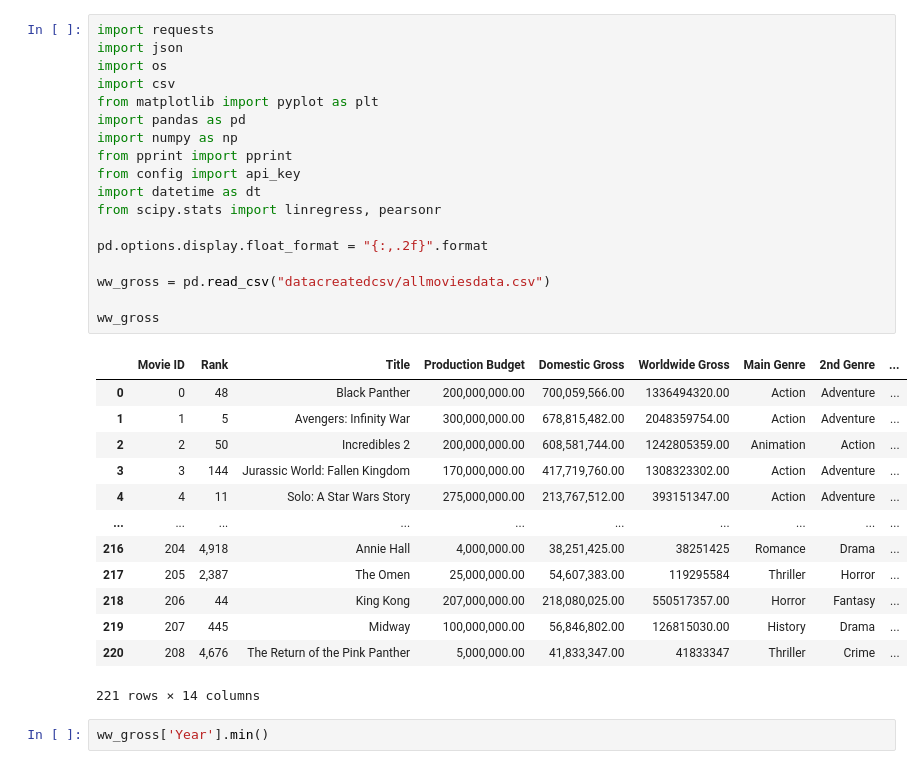
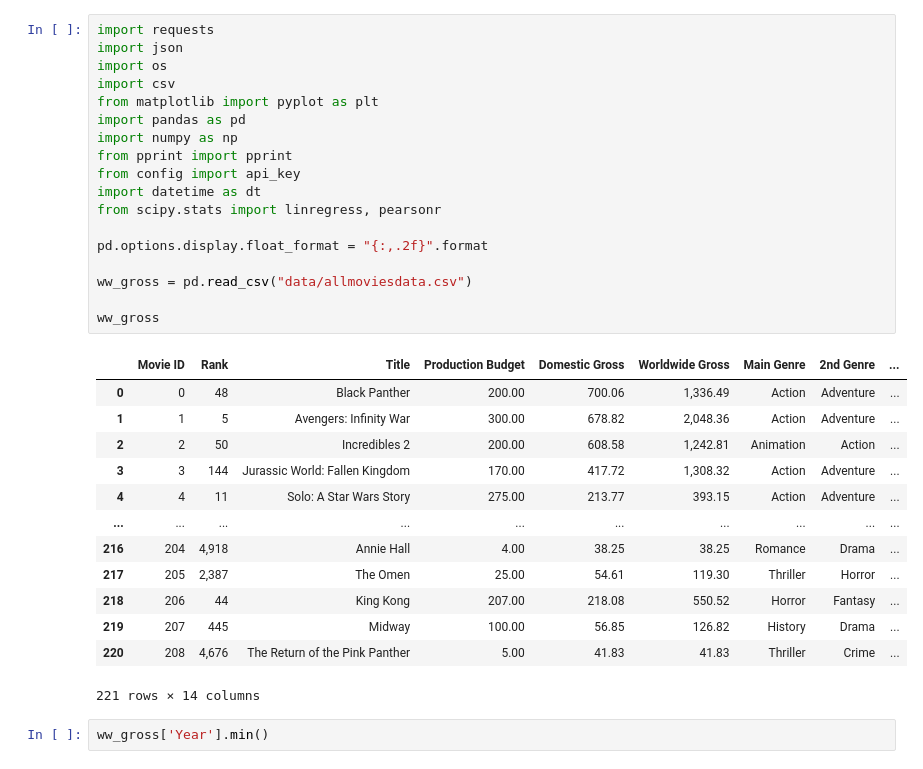
Before and after one commit to annied222/Project_1, a Jupyter notebook: updates.ipynb, the cells around one changed output. Drawn from its saved outputs; the diff is of its cells as text.

```diff
--- a/updates.ipynb
+++ b/updates.ipynb
@@ -1,34 +1,34 @@
 # %%
 import requests
 import json
 import os
 import csv
 from matplotlib import pyplot as plt
 import pandas as pd
 import numpy as np
 from pprint import pprint
 from config import api_key
 import datetime as dt
 from scipy.stats import linregress, pearsonr
 
 pd.options.display.float_format = "{:,.2f}".format
 
-ww_gross = pd.read_csv("datacreatedcsv/allmoviesdata.csv")
+ww_gross = pd.read_csv("data/allmoviesdata.csv")
 
 ww_gross
 # %% [output]
 |  | Movie ID | Rank | Title | Production Budget | Domestic Gross | Worldwide Gross | Main Genre | 2nd Genre | ... |
-| 0 | 0 | 48 | Black Panther | 200,000,000.00 | 700,059,566.00 | 1336494320.00 | Action | Adventure | ... |
-| 1 | 1 | 5 | Avengers: Infinity War | 300,000,000.00 | 678,815,482.00 | 2048359754.00 | Action | Adventure | ... |
-| 2 | 2 | 50 | Incredibles 2 | 200,000,000.00 | 608,581,744.00 | 1242805359.00 | Animation | Action | ... |
-| 3 | 3 | 144 | Jurassic World: Fallen Kingdom | 170,000,000.00 | 417,719,760.00 | 1308323302.00 | Action | Adventure | ... |
-| 4 | 4 | 11 | Solo: A Star Wars Story | 275,000,000.00 | 213,767,512.00 | 393151347.00 | Action | Adventure | ... |
+| 0 | 0 | 48 | Black Panther | 200.00 | 700.06 | 1,336.49 | Action | Adventure | ... |
+| 1 | 1 | 5 | Avengers: Infinity War | 300.00 | 678.82 | 2,048.36 | Action | Adventure | ... |
+| 2 | 2 | 50 | Incredibles 2 | 200.00 | 608.58 | 1,242.81 | Animation | Action | ... |
+| 3 | 3 | 144 | Jurassic World: Fallen Kingdom | 170.00 | 417.72 | 1,308.32 | Action | Adventure | ... |
+| 4 | 4 | 11 | Solo: A Star Wars Story | 275.00 | 213.77 | 393.15 | Action | Adventure | ... |
 | ... | ... | ... | ... | ... | ... | ... | ... | ... | ... |
-| 216 | 204 | 4,918 | Annie Hall | 4,000,000.00 | 38,251,425.00 | 38251425 | Romance | Drama | ... |
-| 217 | 205 | 2,387 | The Omen | 25,000,000.00 | 54,607,383.00 | 119295584 | Thriller | Horror | ... |
-| 218 | 206 | 44 | King Kong | 207,000,000.00 | 218,080,025.00 | 550517357.00 | Horror | Fantasy | ... |
-| 219 | 207 | 445 | Midway | 100,000,000.00 | 56,846,802.00 | 126815030.00 | History | Drama | ... |
-| 220 | 208 | 4,676 | The Return of the Pink Panther | 5,000,000.00 | 41,833,347.00 | 41833347 | Thriller | Crime | ... |
+| 216 | 204 | 4,918 | Annie Hall | 4.00 | 38.25 | 38.25 | Romance | Drama | ... |
+| 217 | 205 | 2,387 | The Omen | 25.00 | 54.61 | 119.30 | Thriller | Horror | ... |
+| 218 | 206 | 44 | King Kong | 207.00 | 218.08 | 550.52 | Horror | Fantasy | ... |
+| 219 | 207 | 445 | Midway | 100.00 | 56.85 | 126.82 | History | Drama | ... |
+| 220 | 208 | 4,676 | The Return of the Pink Panther | 5.00 | 41.83 | 41.83 | Thriller | Crime | ... |
 221 rows × 14 columns
 # %%
 ww_gross['Year'].min()
```
Also changed, not shown: parts of 4 cells of this notebook.
